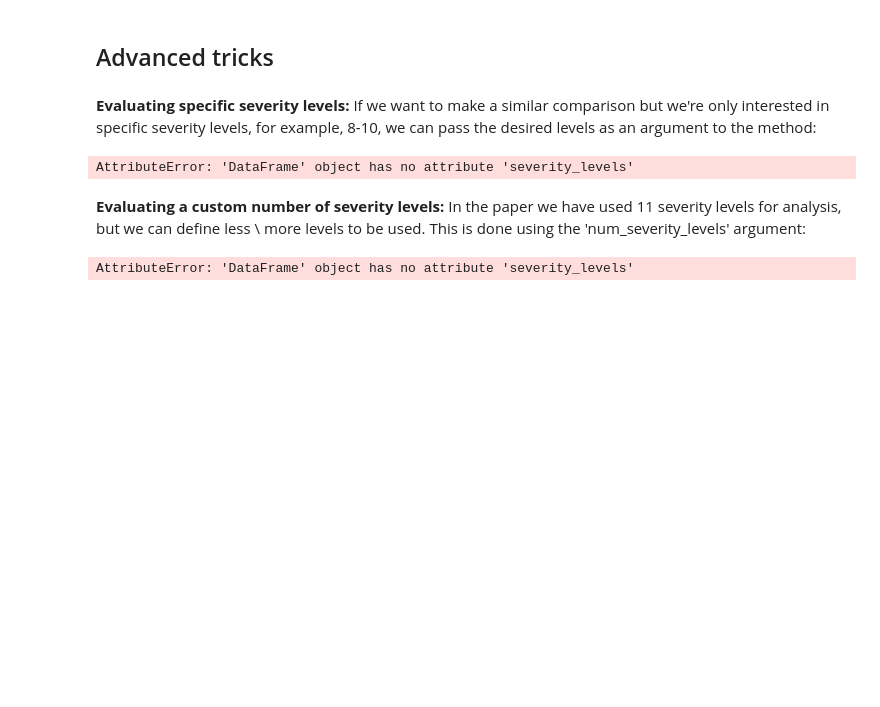
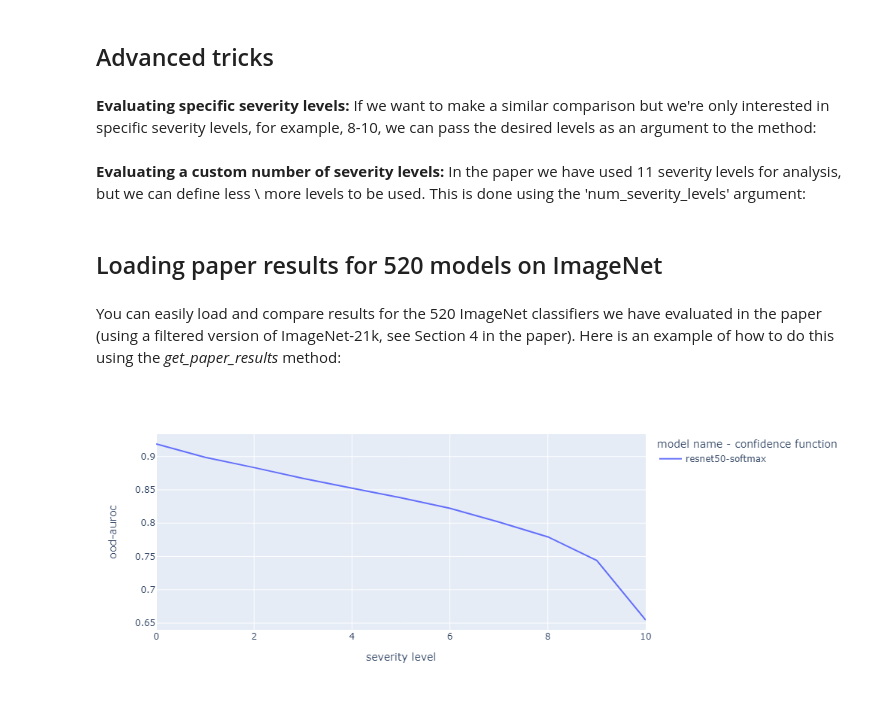
Before and after one commit to mdabbah/COOD_benchmarking, a Jupyter notebook: example.ipynb, the cells around one changed output. Cells and saved outputs as stored; diff of their text form; code cells hidden in the pictures; blank space fills up the shorter version.

Commit message:
Added loading models from paper

```diff
--- a/example.ipynb
+++ b/example.ipynb
@@ -142,10 +135,8 @@ results = benchmark_model_on_cood_with_severities(model=['resnet18', 'resnet34']
                                                     cood_dataset_info=dummy_ood_dataset_info,
                                                     id_dataset_info=dummy_id_dataset_info,
                                                     levels_to_benchmark=[8,9,10])
-fig = plotly.express.line(results, x='severity_level', y='ood-auroc', color='model_name-kappa')
+fig = plotly.express.line(results, x='severity level', y='ood-auroc', color='model name - confidence function')
 fig.show('png')
-# %% [output]
-AttributeError: 'DataFrame' object has no attribute 'severity_levels'
 # %% [markdown]
 **Evaluating a custom number of severity levels:**
 In the paper we have used 11 severity levels for analysis, but we can define less \ more levels to be used. This is done using the 'num_severity_levels' argument:
@@ -155,7 +146,21 @@ results = benchmark_model_on_cood_with_severities(model=['resnet18', 'resnet34']
                                                     cood_dataset_info=dummy_ood_dataset_info,
                                                     id_dataset_info=dummy_id_dataset_info,
                                                     num_severity_levels=21)
-fig = plotly.express.line(results, x='severity_level', y='ood-auroc', color='model_name-kappa')
+fig = plotly.express.line(results, x='severity level', y='ood-auroc', color='model name - confidence function')
 fig.show('png')
-# %% [output]
-AttributeError: 'DataFrame' object has no attribute 'severity_levels'
+# %% [markdown]
+## Loading paper results for 520 models on ImageNet
+# %% [markdown]
+You can easily load and compare results for the 520 ImageNet classifiers we have evaluated in the paper (using a filtered version of ImageNet-21k, see Section 4 in the paper). Here is an example of how to do this using the *get_paper_results* method:
+# %%
+from cood_uncertainty_lib import get_paper_results
+results = get_paper_results(model_name='resnet50', confidence_function='softmax')
+fig = plotly.express.line(results, x='severity level', y='ood-auroc', color='model name - confidence function')
+
+fig.update_layout(
+    autosize=False,
+    width=1000,
+    height=400,)
+fig.show('png')
+# %% [output]
+[figure, added]
```
Also changed, not shown: parts of 7 cells of this notebook.
